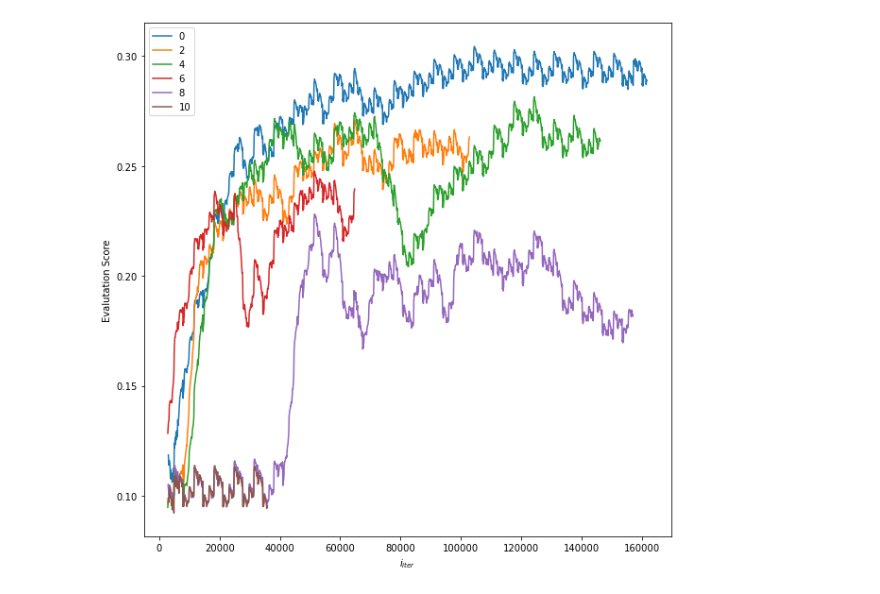
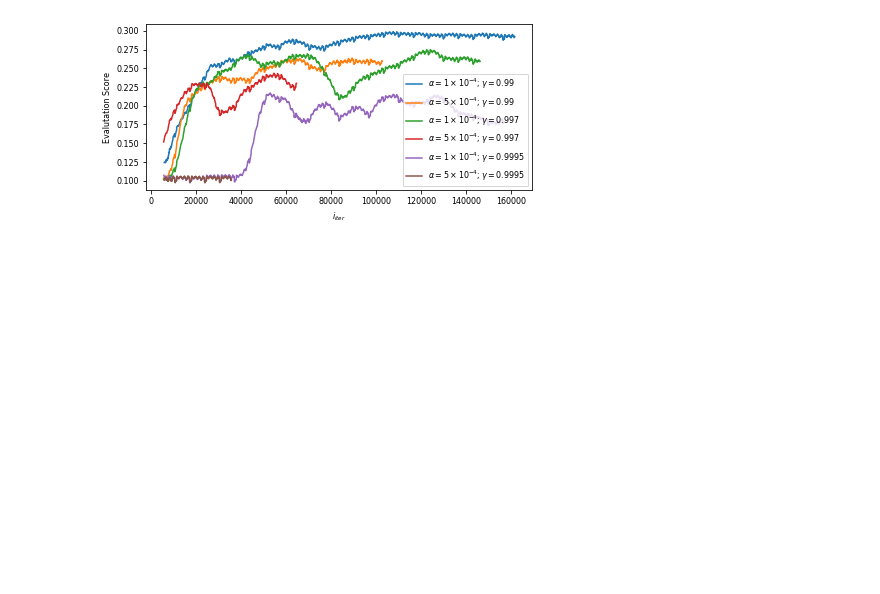
Before and after one commit to flxh/diploma, a Jupyter notebook: src/ml/Evalution_charts.ipynb, the cells around one changed output. Drawn from its saved outputs; the diff is of its cells as text; code cells hidden in the pictures; blank space fills up the shorter version.

```diff
--- a/src/ml/Evalution_charts.ipynb
+++ b/src/ml/Evalution_charts.ipynb
@@ -1,17 +1,30 @@
 # %%
 import pandas as pd
 import numpy as np
 import matplotlib.pyplot as plt
+plt.rcParams.update({'font.size': 8,'lines.markersize':2})
 
-df_all = pd.read_csv('E:/workspace/total_eval_summary.csv', ';')
-fig, ax = plt.subplots(figsize=(10,10))
-for i in range(0,12, 2):
+
+df_all = pd.read_csv('/workspace/total_eval_summary.csv', ';')
+fig, ax = plt.subplots(figsize=(6.2,3))
+for i in range(0,12,2):
     mask = pd.notna(df_all.iloc[: ,3+i])
     df = df_all.iloc[: ,[0,3+i]][mask]
-    df.iloc[:,1] = df.iloc[:,1].rolling(30).mean()
+    df.iloc[:,1] = df.iloc[:,1].rolling(60).mean()
     ax.plot(df.iloc[:,0],df.iloc[:,1],  label=i)
-    ax.legend()
+    ax.legend([
+        '${\\alpha=1\\times10^{-4}}; \\gamma=0.99$',
+        '${\\alpha=5\\times10^{-4}}; \\gamma=0.99$',
+        '${\\alpha=1\\times10^{-4}}; \\gamma=0.997$',
+        '${\\alpha=5\\times10^{-4}}; \\gamma=0.997$',
+        '${\\alpha=1\\times10^{-4}}; \\gamma=0.9995$',
+        '${\\alpha=5\\times10^{-4}}; \\gamma=0.9995$',
+    ])
     ax.set_ylabel('Evalutation Score')
     ax.set_xlabel('$i_{iter}$')
+
+plt.tight_layout()
+#plt.savefig('/home/florus/Documents/Uni Arbeit/Veröffentlichung/images/hyperparameter_study.pdf')
+plt.show()
 # %% [output]
-[figure, old version]
+[figure, new version]
```
Also changed, not shown: 14 other files.
